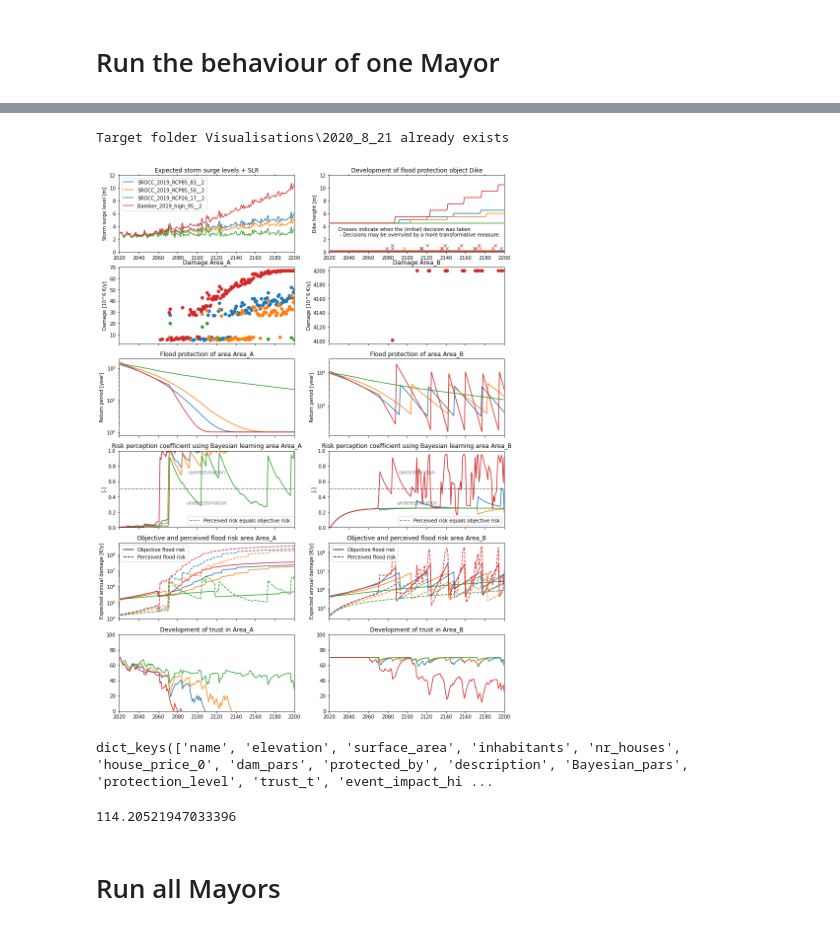
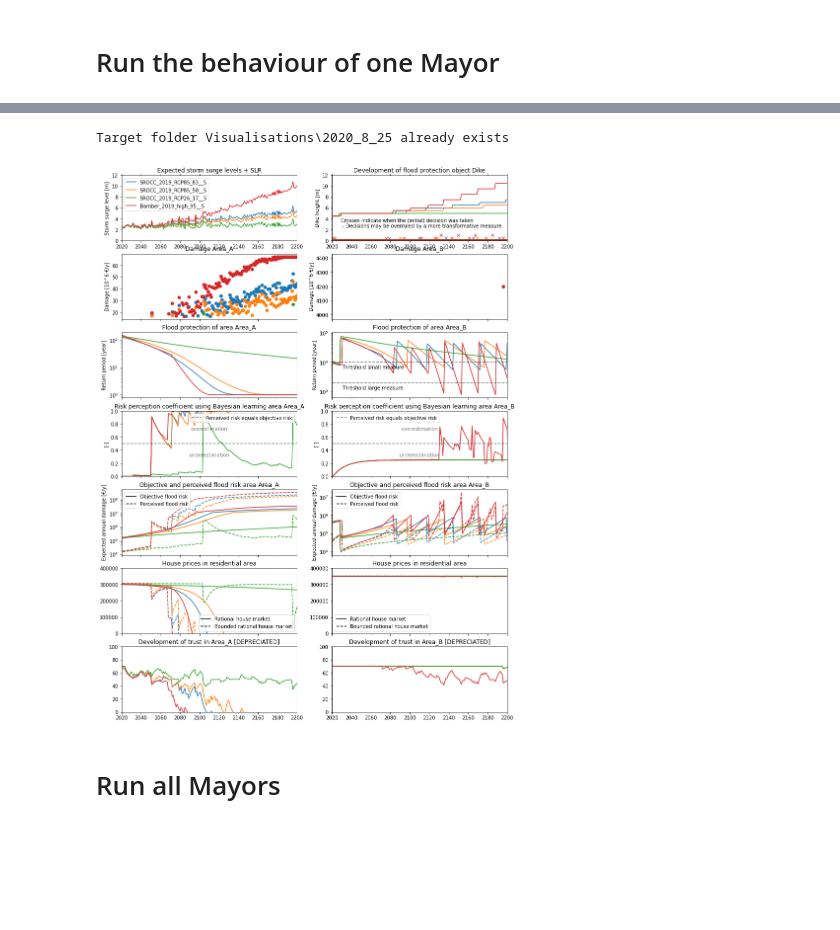
Before and after one commit to keesvanginkel/Urban-SETP, a Jupyter notebook: Rotterdam.ipynb, the cells around one changed output, grey strips where cells are left out. Saved outputs shown, nothing was run; the diff lists cells and outputs as text; code cells hidden in the pictures; blank space fills up the shorter version.

Commit message:
First version with dynamics of housing market

```diff
--- a/Rotterdam.ipynb
+++ b/Rotterdam.ipynb
@@ -61,7 +61,7 @@ Bamber_2019_high_17 ||| Bamber_2019_high_5 ||| Bamber_2019_high_50 ||| Bamber_20
 ### Run this block if you want to focus on a subset of the scenarios
 # %%
 # Make a manual preselection of scenarios to simplify plots
-transient = "2"
+transient = "5"
 selection = [x for x in allSurgeLevel if x.name.split("__")[1] == transient] #only run experiments for one of the transients
 selection = [x for x in selection if x.name.split('__')[0] in ['SROCC_2019_RCP26_17','SROCC_2019_RCP85_50','SROCC_2019_RCP85_83','Bamber_2019_high_95']]
 selection
@@ -188,7 +219,7 @@ def init_time(Model,time,do_print=False):
 #run one mayor:
 mayor_experiments = []
 for SurgeLevel in selection:
-    experiment = run_model(Rotty,SurgeLevel,Economicus(),do_print=True)
+    experiment = run_model(Rotty,SurgeLevel,Lawkeeper(),do_print=True)
     mayor_experiments.append(experiment)
 print('experiments finished')
 # %% [output]
@@ -199,6 +230,6 @@ Finished experiment Rotty_SROCC_2019_RCP85_83__2_H. Economicus 2020/08/21, 16:29
 experiments finished
 # %%
-fig, axes = plt.subplots(nrows=6,ncols=2,sharey=False,sharex=True,figsize=(14,20))
+fig, axes = plt.subplots(nrows=7,ncols=2,sharey=False,sharex=True,figsize=(14,20))
 
 labels = []
 
@@ -259,9 +290,16 @@ for experiment in reversed(mayor_experiments):
                         Line2D([0], [0], color='black',label='Perceived flood risk',linestyle='--')]
         axes[4,i].legend(handles=custom_lines)
 
-        axes[5,i].set_title('Development of trust in {}'.format(Area.name))
-        axes[5,i].plot(SurgeLevel.years,Model.allResidentialArea[i].trust_t)
-        axes[5,i].set_ylim(0,100)
+        axes[5,i].set_title('House prices in residential area')
+        axes[5,i].plot(SurgeLevel.years,Area.house_price_t_objective)
+        custom_lines = [Line2D([0], [0], color='black',label='Rational house market',linestyle='-'),
+                        Line2D([0], [0], color='black',label='Bounded rational house market',linestyle='--')]
+        axes[5,i].legend(handles=custom_lines)
+        axes[5,i].set_ylim(0,4e5)
+
+        axes[6,i].set_title('Development of trust in {} [DEPRECIATED]'.format(Area.name))
+        axes[6,i].plot(SurgeLevel.years,Model.allResidentialArea[i].trust_t)
+        axes[6,i].set_ylim(0,100)
 
     axes[0,1].plot(SurgeLevel.years,Model.allFloodProtection[1].protection_level)
     axes[0,1].set_title('Development of flood protection object Dike')
@@ -284,7 +322,9 @@ axes[0,1].text(0.05,0.2,"Crosses indicate when the (initial) decision was taken
 axes[0,1].set_prop_cycle(None) #reset the cycler to plot again in the same axes with similar colors
 axes[4,0].set_prop_cycle(None) #reset the cycler to plot again in the same axes with similar colors
 axes[4,1].set_prop_cycle(None) #reset the cycler to plot again in the same axes with similar colors
-for experiment in reversed(experiments):
+axes[5,0].set_prop_cycle(None) #reset the cycler to plot again in the same axes with similar colors
+axes[5,1].set_prop_cycle(None) #reset the cycler to plot again in the same axes with similar colors
+for experiment in reversed(mayor_experiments):
     Model = experiment.Model
     SurgeLevel = experiment.SurgeLevel
     Mayor = experiment.Mayor
@@ -292,11 +332,11 @@ for experiment in reversed(experiments):
     axes[0,1].plot(SurgeLevel.years,Model.allFloodProtection[1].measure_history,'x') #PLOT THE HISTORY OF THE MEASURES
 
 
-
-    #axes[5,i].set_title('Subjective/perceived flood risk (EAD) in million euro per year {}'.format(Model.allResidentialArea[i].name))
     for i, Area in enumerate(Model.allResidentialArea):
         unit_corr = [x * 10**6 for x in Model.allResidentialArea[i].risk_perceived]
         axes[4,i].plot(SurgeLevel.years,unit_corr,'--')
+
+        axes[5,i].plot(SurgeLevel.years,Area.house_price_t_subjective,'--')
 
 
 #PRINT THE THRESHOLD PROTECTION LEVELS FOR THE LAWKEEPER MAYOR
@@ -309,48 +349,36 @@ if Mayor.get_name() == 'Lawkeeper':
 for j in [0,1]:
     alpha = 0.5
     color = 'black'
     axes[3,j].plot(SurgeLevel.years,[0.5]*len(SurgeLevel.years),color=color,linestyle='--',alpha = alpha)
     #Manually add legend patches
     custom_line = [Line2D([0], [0], color=color, alpha=alpha,label='Perceived risk equals objective risk',linestyle='--')]
     axes[3,j].legend(handles=custom_line)
     axes[3,j].text(0.5,0.3,'underestimation',color=color,alpha=alpha,transform=axes[3,j].transAxes,ha='center')
     axes[3,j].text(0.5,0.7,'overestimation',color=color,alpha=alpha,transform=axes[3,j].transAxes,ha='center')
 
 
 #################################################################
 #################### SAVE THE EXPERIMENT ########################
 #################################################################
 
 
 filename = experiment.Mayor.get_name() + "_trans_" + experiment.SurgeLevel.name.split("__")[1]
 
 #CREATE SUBFOLDER IN VISUALISATION WITH CURRENT DATE
 today = datetime.date(datetime.now())
 date = "{}_{}_{}".format(today.year,today.month,today.day)
 foldername = date
 target = os.path.join('Visualisations',foldername)
 if not os.path.exists(target):
     os.mkdir(target)
 else:
     print("Target folder {} already exists".format(target))
 
 
-#fig.savefig(os.path.join(target,filename + ".png"),bbox_inches='tight',dpi=150)
+fig.savefig(os.path.join(target,filename + ".png"),bbox_inches='tight',dpi=150)
 # %% [output]
-Target folder Visualisations\2020_8_21 already exists
+Target folder Visualisations\2020_8_25 already exists
-[figure, old version]
+[figure, new version]
-# %%
-experiment.Model.allResidentialArea[0].__dict__.keys()
-# %% [output]
-dict_keys(['name', 'elevation', 'surface_area', 'inhabitants', 'nr_houses', 'house_price_0', 'dam_pars', 'protected_by', 'description', 'Bayesian_pars', 'protection_level', 'trust_t', 'event_impact_hi ...
-# %%
-
-def Average(lst):
-    return sum(lst) / len(lst)
-
-Average(experiment.Model.allResidentialArea[0].protection_level_rp[0:10])
-# %% [output]
-114.20521947033396
 # %% [markdown]
 # Run all Mayors
 # %%
```
Also changed, not shown: parts of 3 cells of this notebook, 3 other files.
